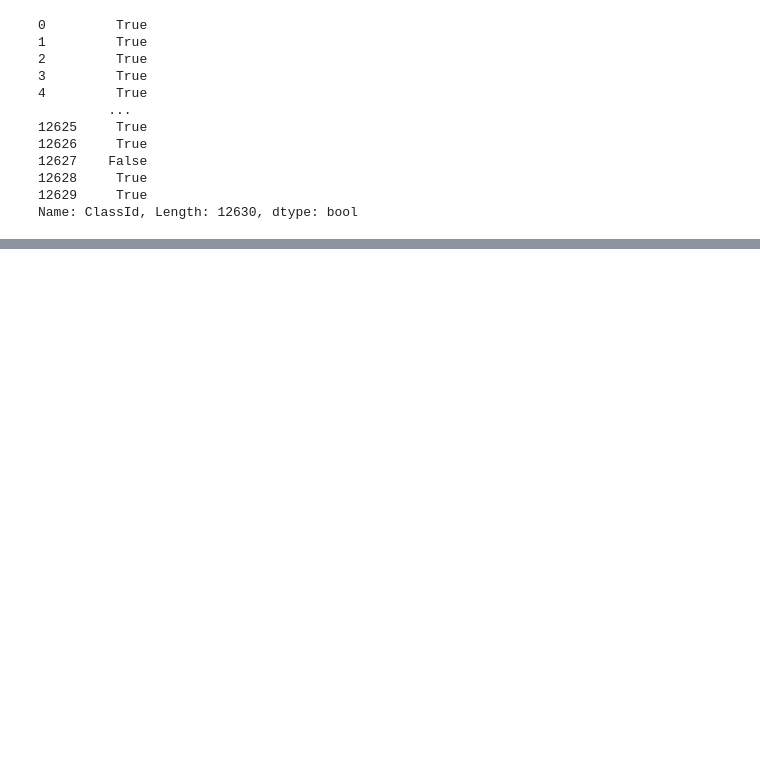
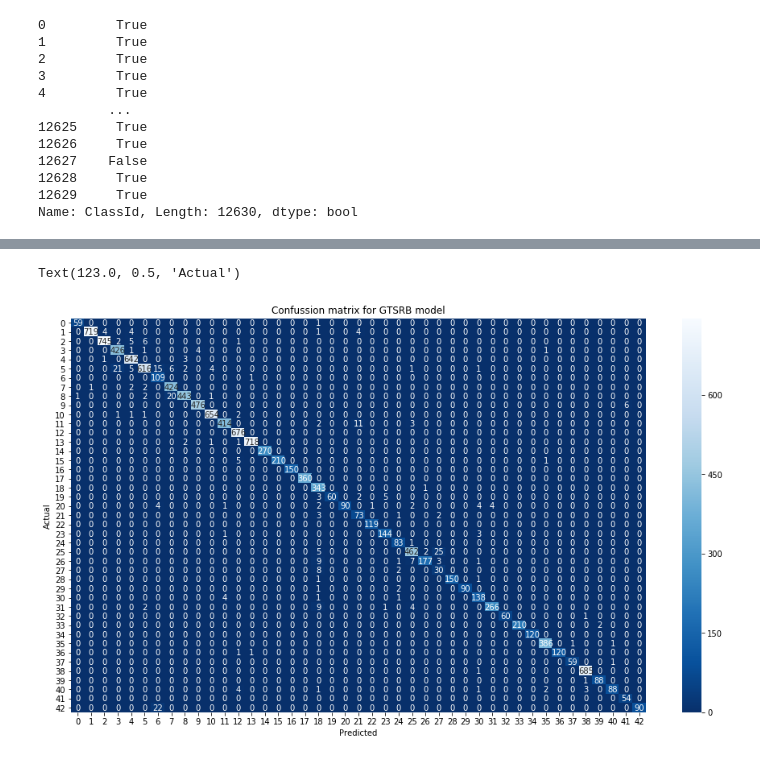
Before and after one commit to PabloOb/GTSRB, a Jupyter notebook: train/train.ipynb, the cells around one changed output, grey strips where cells are left out. Cells and saved outputs as stored; diff of their text form; code cells hidden in the pictures; blank space fills up the shorter version.

Commit message:
Added confusion matrix

```diff
--- a/train/train.ipynb
+++ b/train/train.ipynb
@@ -71,7 +71,7 @@ for i in range(classes_count):
             image = Image.open(os.path.join(folder, file))
             image = image.resize((height, width))
             train_data.append(np.array(image))
-            labels.append(i)
+            train_labels.append(i)
         # Handle any errors during the process (e.g. each folder containing additional csv file)
         except Exception as e:
             print("Error loading image:", file, e )
@@ -243,0 +271,10 @@ Name: ClassId, dtype: int64
+# %%
+matrix = confusion_matrix(predictions, test_labels)
+plt.figure(figsize=(16,9))
+sns.heatmap(matrix, annot=True, fmt="d", cmap='Blues_r')
+plt.title('Confussion matrix for GTSRB model')
+plt.xlabel('Predicted')
+plt.ylabel('Actual')
+# %% [output]
+Text(123.0, 0.5, 'Actual')
+[figure, added]
```
Also changed, not shown: parts of 6 cells of this notebook.
